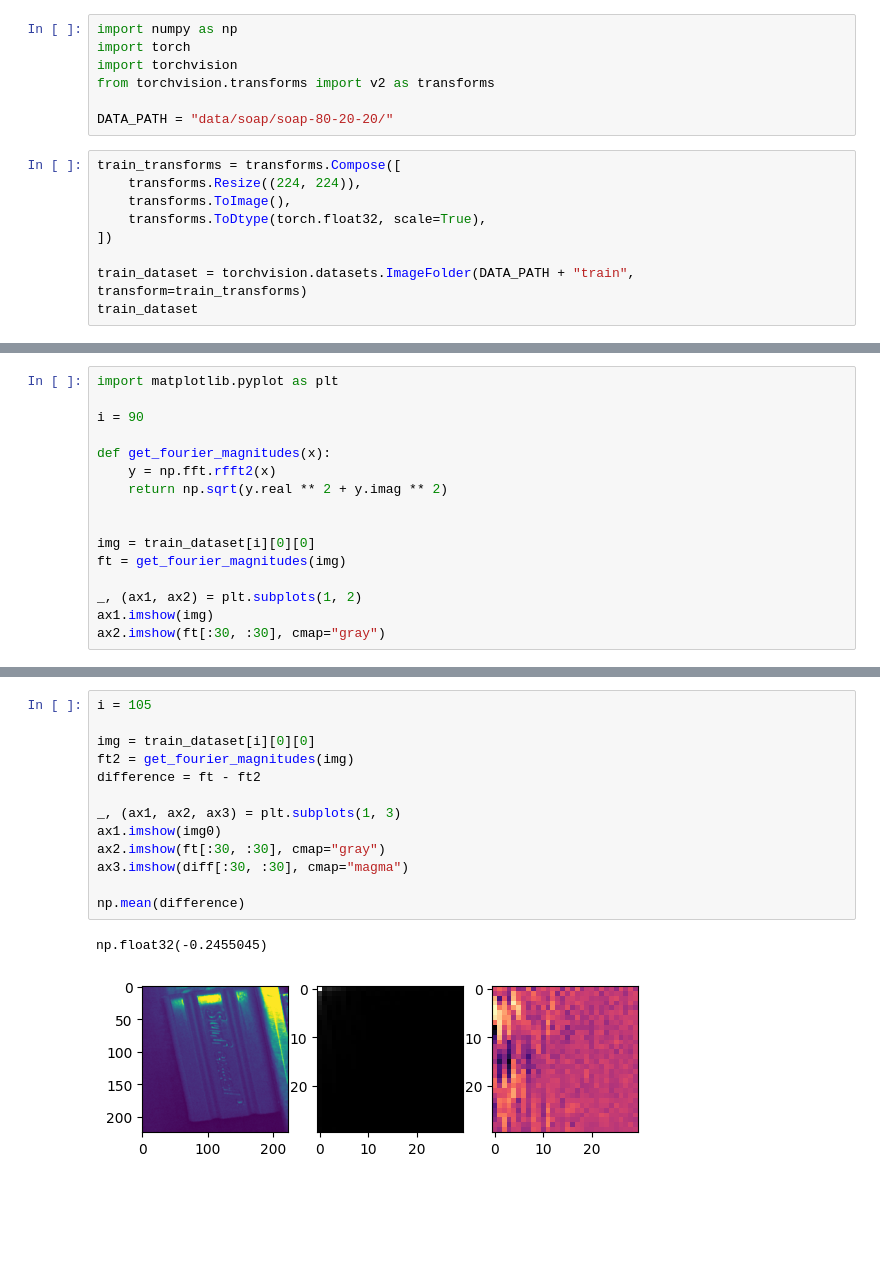
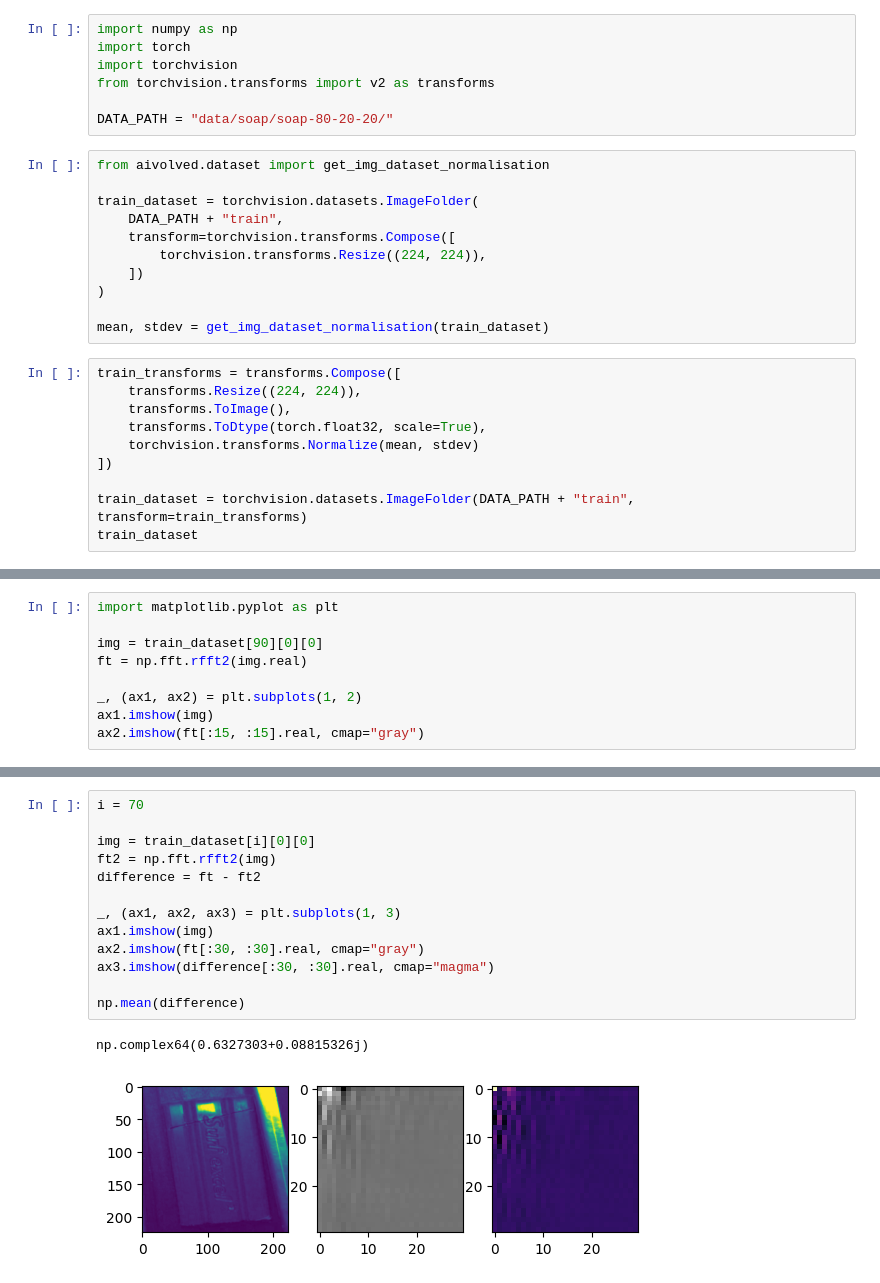
Before and after one commit to BhavyeMathur/defect-detection, a Jupyter notebook: soap-fourier-analysis.ipynb, the cells around one changed output, grey strips where cells are left out. Saved outputs shown, nothing was run; the diff lists cells and outputs as text; blank space fills up the shorter version.

```diff
--- a/soap-fourier-analysis.ipynb
+++ b/soap-fourier-analysis.ipynb
@@ -5,11 +5,23 @@ import torchvision
 from torchvision.transforms import v2 as transforms
 
 DATA_PATH = "data/soap/soap-80-20-20/"
+# %%
+from aivolved.dataset import get_img_dataset_normalisation
+
+train_dataset = torchvision.datasets.ImageFolder(
+    DATA_PATH + "train",
+    transform=torchvision.transforms.Compose([
+        torchvision.transforms.Resize((224, 224)),
+    ])
+)
+
+mean, stdev = get_img_dataset_normalisation(train_dataset)
 # %%
 train_transforms = transforms.Compose([
     transforms.Resize((224, 224)),
     transforms.ToImage(),
     transforms.ToDtype(torch.float32, scale=True),
+    torchvision.transforms.Normalize(mean, stdev)
 ])
 
 train_dataset = torchvision.datasets.ImageFolder(DATA_PATH + "train", transform=train_transforms)
@@ -27,18 +40,11 @@ Transform: Compose(
 # %%
 import matplotlib.pyplot as plt
 
-i = 90
-
-def get_fourier_magnitudes(x):
-    y = np.fft.rfft2(x)
-    return np.sqrt(y.real ** 2 + y.imag ** 2)
-
-
-img = train_dataset[i][0][0]
-ft = get_fourier_magnitudes(img)
+img = train_dataset[90][0][0]
+ft = np.fft.rfft2(img.real)
 
 _, (ax1, ax2) = plt.subplots(1, 2)
 ax1.imshow(img)
-ax2.imshow(ft[:30, :30], cmap="gray")
+ax2.imshow(ft[:15, :15].real, cmap="gray")
 # %% [output]
 <matplotlib.image.AxesImage at 0x...>
@@ -46,19 +52,19 @@ ax2.imshow(ft[:30, :30], cmap="gray")
 # %%
-i = 105
+i = 70
 
 img = train_dataset[i][0][0]
-ft2 = get_fourier_magnitudes(img)
+ft2 = np.fft.rfft2(img)
 difference = ft - ft2
 
 _, (ax1, ax2, ax3) = plt.subplots(1, 3)
-ax1.imshow(img0)
-ax2.imshow(ft[:30, :30], cmap="gray")
-ax3.imshow(diff[:30, :30], cmap="magma")
+ax1.imshow(img)
+ax2.imshow(ft[:30, :30].real, cmap="gray")
+ax3.imshow(difference[:30, :30].real, cmap="magma")
 
 np.mean(difference)
 # %% [output]
-np.float32(-0.2455045)
+np.complex64(0.6327303+0.08815326j)
-[figure, old version]
+[figure, new version]
 # %%
 from tqdm.notebook import tqdm
 
```
Also changed, not shown: parts of 3 cells of this notebook, 16 other files.
